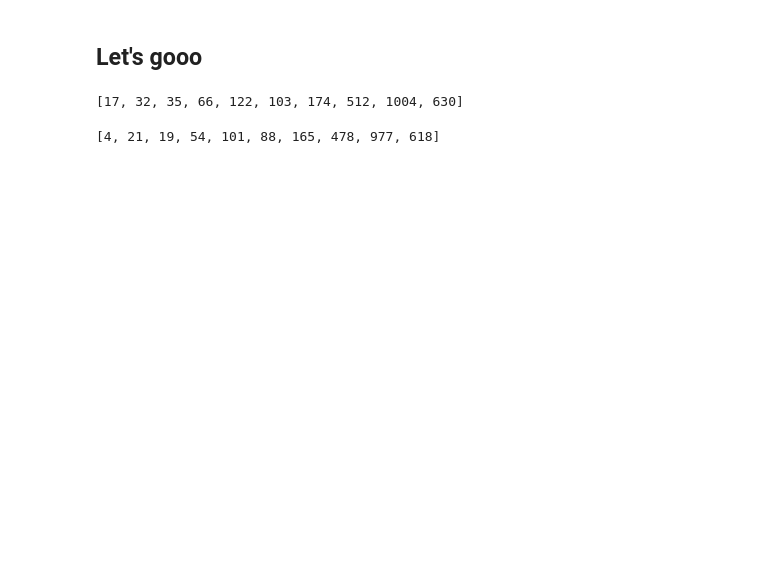
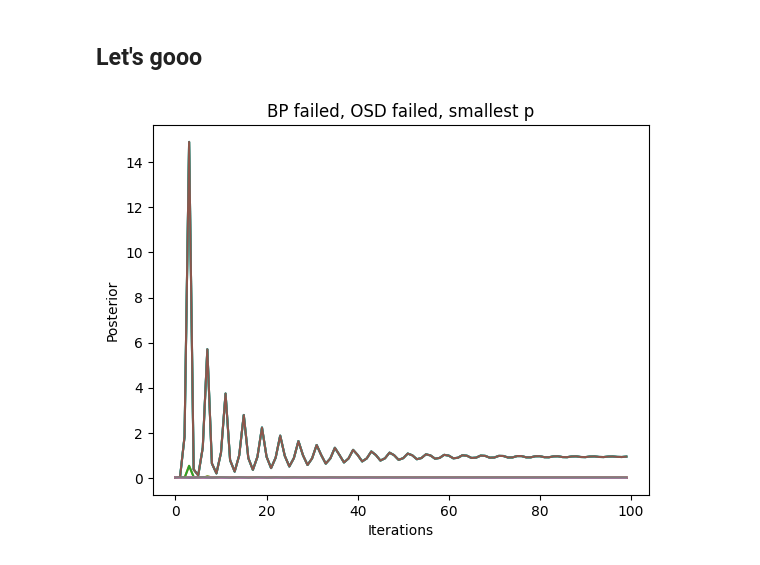
Before and after one commit to e-kneip/bbqudit, a Jupyter notebook: bbq/notebooks/metric.ipynb, the cells around one changed output. Cells and saved outputs as stored; diff of their text form; code cells hidden in the pictures; blank space fills up the shorter version.

```diff
--- a/bbq/notebooks/metric.ipynb
+++ b/bbq/notebooks/metric.ipynb
@@ -6 +8,15 @@ import matplotlib.pyplot as plt
+# %%
+d=100
+
+y = np.array(posteriors[9][3])[:, :, 1]
+x = np.arange(0, len(y))
+
+for qubit in range(y.shape[1]):
+    plt.plot(x[0:d], y[:, qubit][0:d])
+
+plt.xlabel('Iterations')
+plt.ylabel('Posterior')
+plt.title('BP failed, OSD failed, smallest p');
+# %% [output]
+[figure, added]
 # %%
@@ -18,8 +35,0 @@ priors = save_data['priors']
-# %%
-results
-# %% [output]
-[17, 32, 35, 66, 122, 103, 174, 512, 1004, 630]
-# %%
-only_bp
-# %% [output]
-[4, 21, 19, 54, 101, 88, 165, 478, 977, 618]
```
Also changed, not shown: parts of 11 cells of this notebook, 1 other file.
